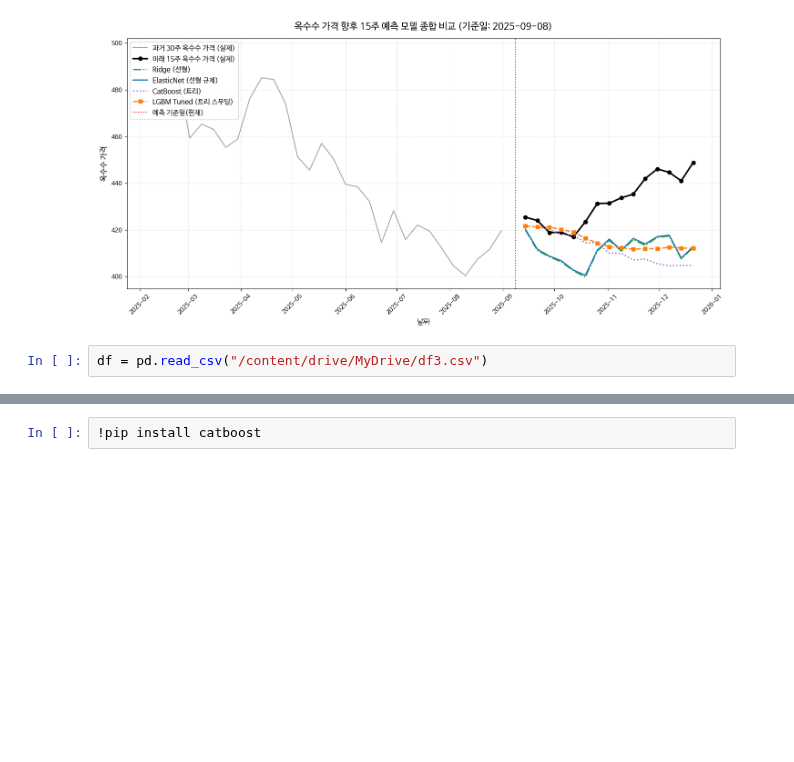
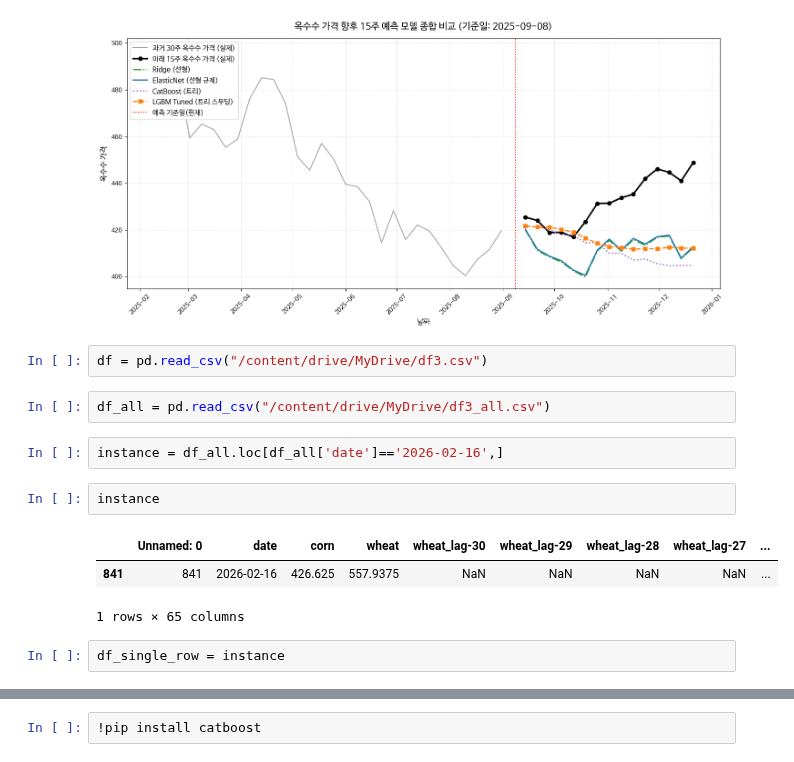
Before and after one commit to Minsoo1036/Applied-Data-Analysis-Study, a Jupyter notebook: Untitled48.ipynb, the cells around one changed output, grey strips where cells are left out. Saved outputs shown, nothing was run; the diff lists cells and outputs as text; blank space fills up the shorter version.

```diff
--- a/Untitled48.ipynb
+++ b/Untitled48.ipynb
@@ -716,3 +716,15 @@ You can set `force_col_wise=true` to remove the overhead.
 [figure]
 # %%
 df = pd.read_csv("/content/drive/MyDrive/df3.csv")
+# %%
+df_all = pd.read_csv("/content/drive/MyDrive/df3_all.csv")
+# %%
+instance = df_all.loc[df_all['date']=='2026-02-16',]
+# %%
+instance
+# %% [output]
+|  | Unnamed: 0 | date | corn | wheat | wheat_lag-30 | wheat_lag-29 | wheat_lag-28 | wheat_lag-27 | ... |
+| 841 | 841 | 2026-02-16 | 426.625 | 557.9375 | NaN | NaN | NaN | NaN | ... |
+1 rows × 65 columns
+# %%
+df_single_row = instance
```
Also changed, not shown: parts of 8 cells of this notebook.
